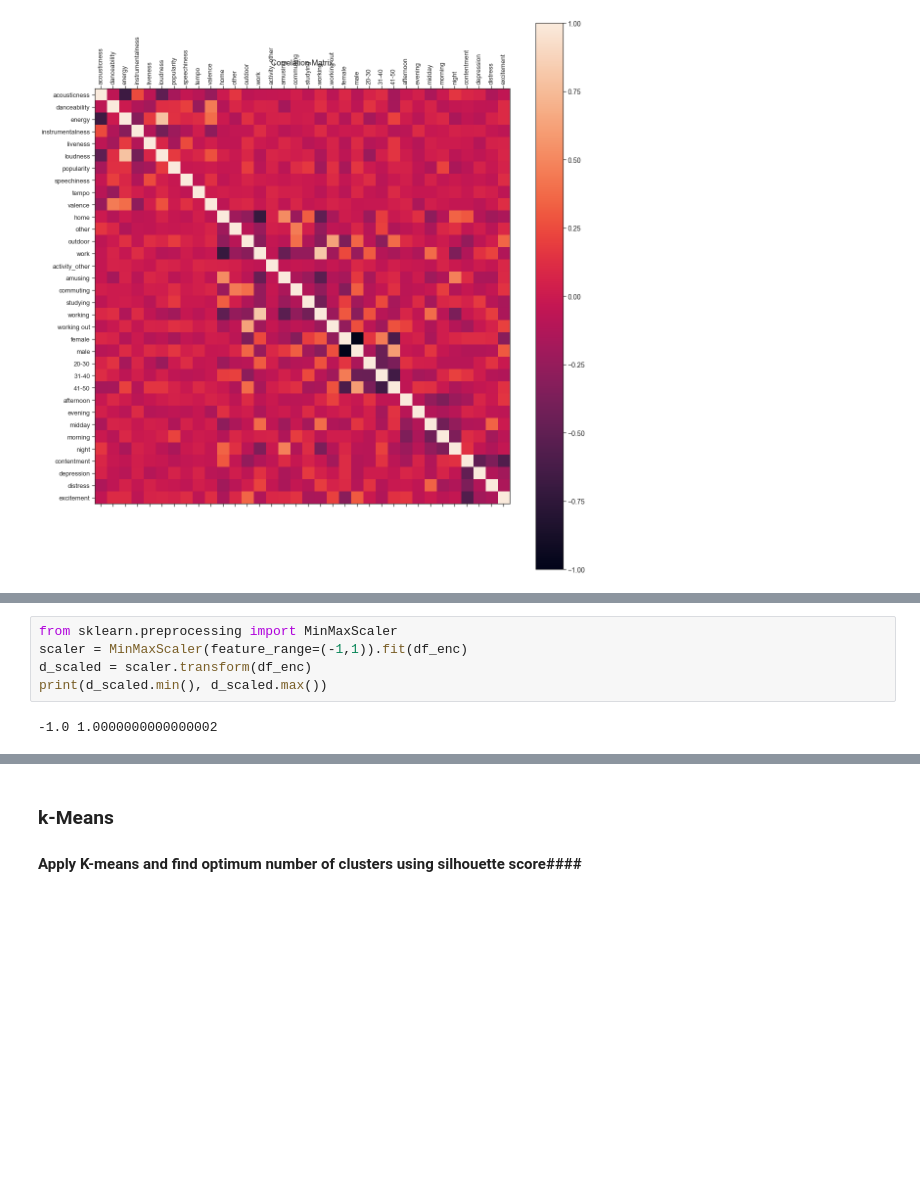
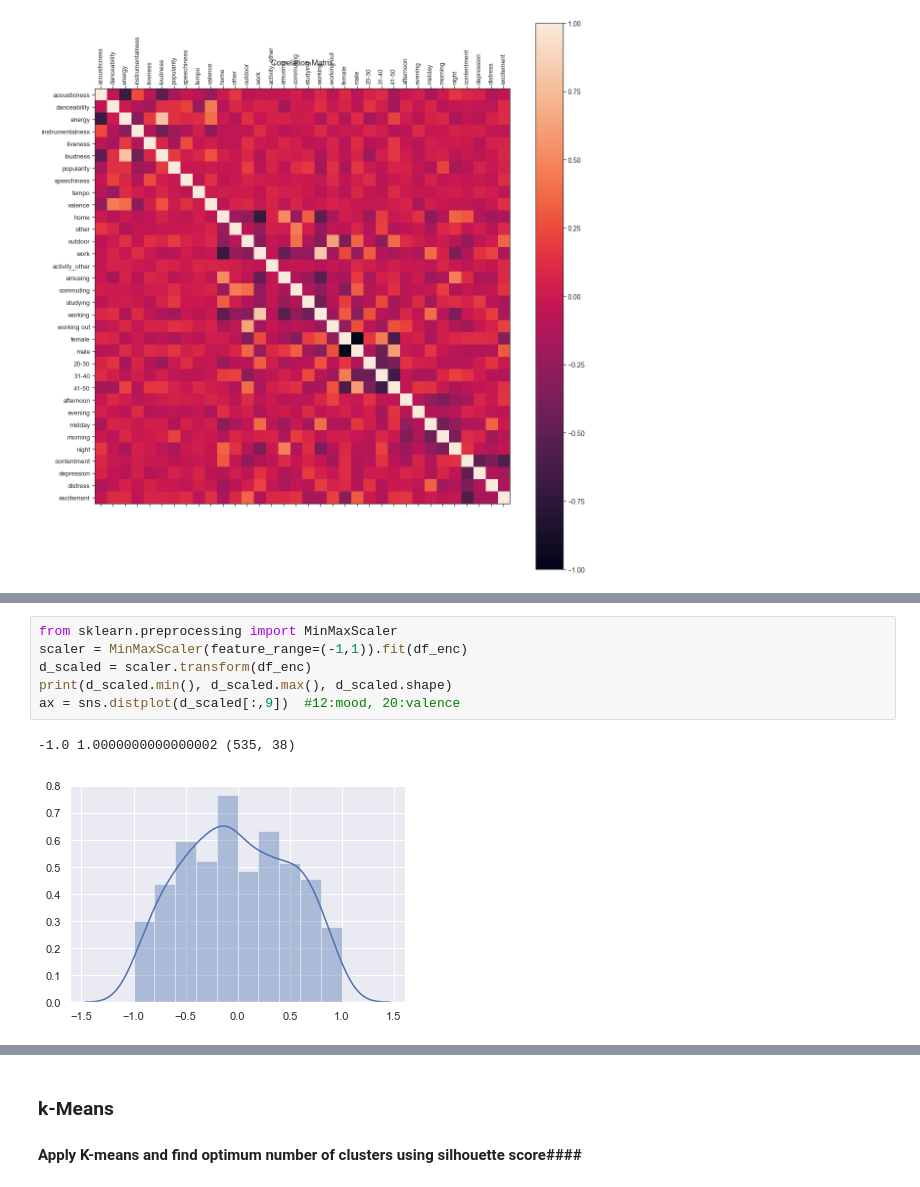
Before and after one commit to epistimi4/emotion_based_music_recomendation, a Jupyter notebook: correlations/Clustering with t-Stochastic Neighboring Embeddings for Music.ipynb, the cells around one changed output, grey strips where cells are left out. Cells and saved outputs as stored; diff of their text form; blank space fills up the shorter version.

```diff
--- a/correlations/Clustering with t-Stochastic Neighboring Embeddings for Music.ipynb
+++ b/correlations/Clustering with t-Stochastic Neighboring Embeddings for Music.ipynb
@@ -311,7 +332,9 @@ plt.title('Correlation Matrix', fontsize=16);
 # %%
 from sklearn.preprocessing import MinMaxScaler
 scaler = MinMaxScaler(feature_range=(-1,1)).fit(df_enc)
 d_scaled = scaler.transform(df_enc)
-print(d_scaled.min(), d_scaled.max())
+print(d_scaled.min(), d_scaled.max(), d_scaled.shape)
+ax = sns.distplot(d_scaled[:,9])  #12:mood, 20:valence
 # %% [output]
--1.0 1.0000000000000002
+-1.0 1.0000000000000002 (535, 38)
+[figure, added]
```
Also changed, not shown: parts of 10 cells of this notebook, 1 other file.
